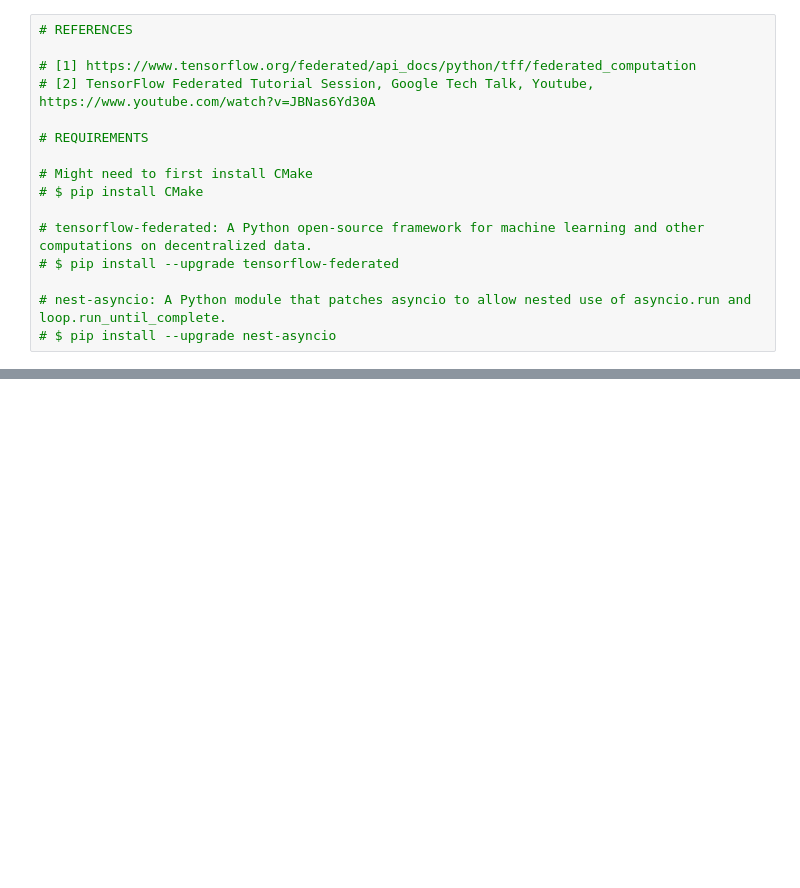
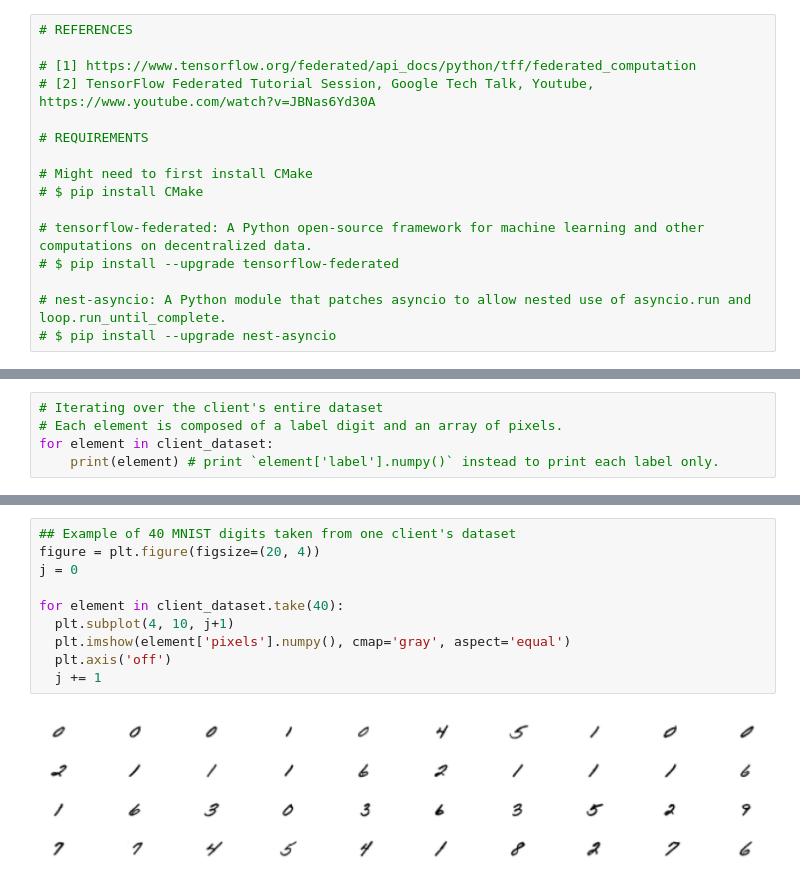
Before and after one commit to drakstik/FederatedLearninGang, a Jupyter notebook: FL_Demo.ipynb, the cells around one changed output, grey strips where cells are left out. Drawn from its saved outputs; the diff is of its cells as text; blank space fills up the shorter version.

```diff
--- a/FL_Demo.ipynb
+++ b/FL_Demo.ipynb
@@ -58,0 +95,5 @@ example_element
+# %%
+# Iterating over the client's entire dataset
+# Each element is composed of a label digit and an array of pixels.
+for element in client_dataset:
+    print(element) # print `element['label'].numpy()` instead to print each label only.
@@ -58,0 +118,12 @@ example_element
+# %%
+## Example of 40 MNIST digits taken from one client's dataset
+figure = plt.figure(figsize=(20, 4))
+j = 0
+
+for element in client_dataset.take(40):
+  plt.subplot(4, 10, j+1)
+  plt.imshow(element['pixels'].numpy(), cmap='gray', aspect='equal')
+  plt.axis('off')
+  j += 1
+# %% [output]
+[figure, added]
```
Also changed, not shown: parts of 21 cells of this notebook.
